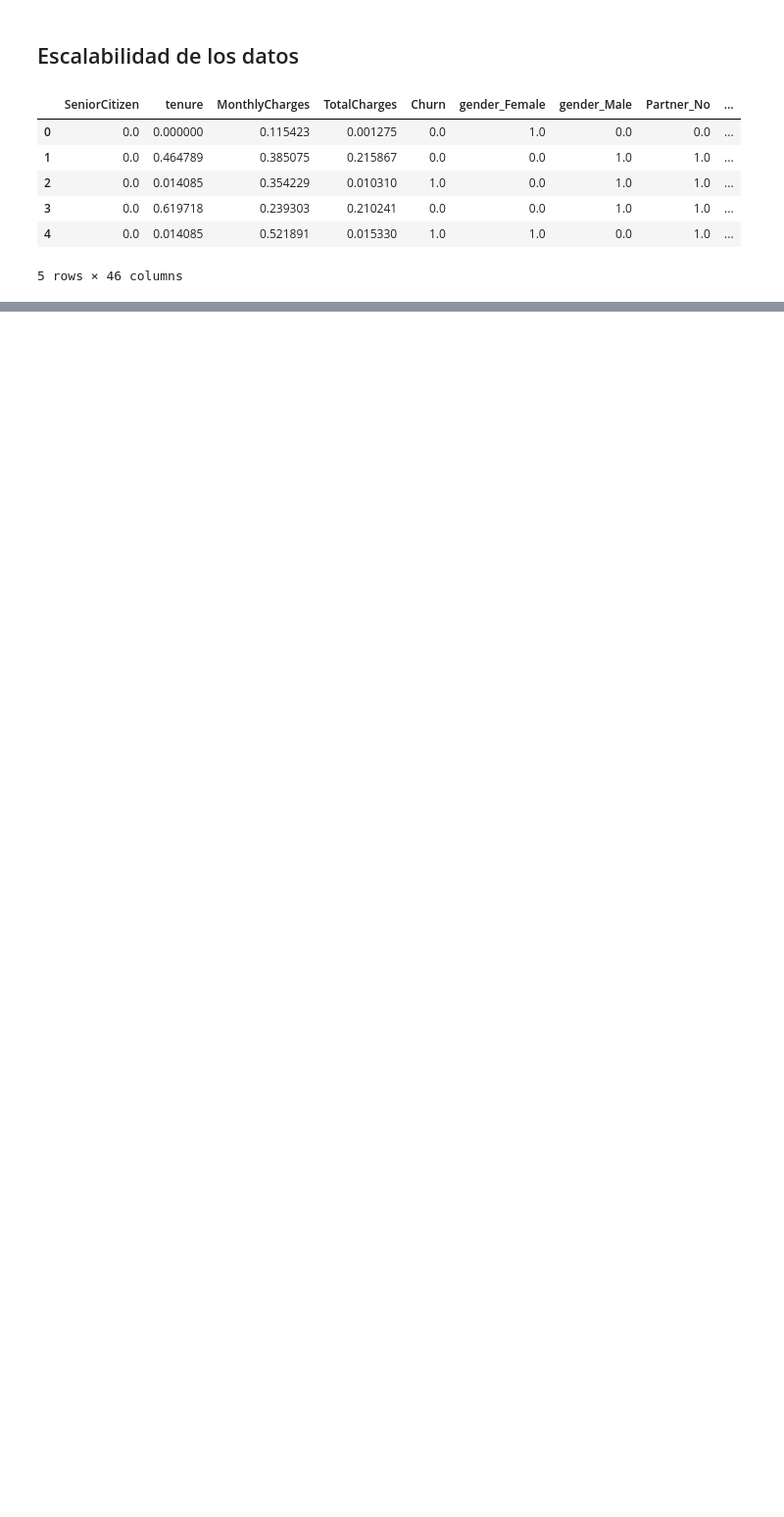
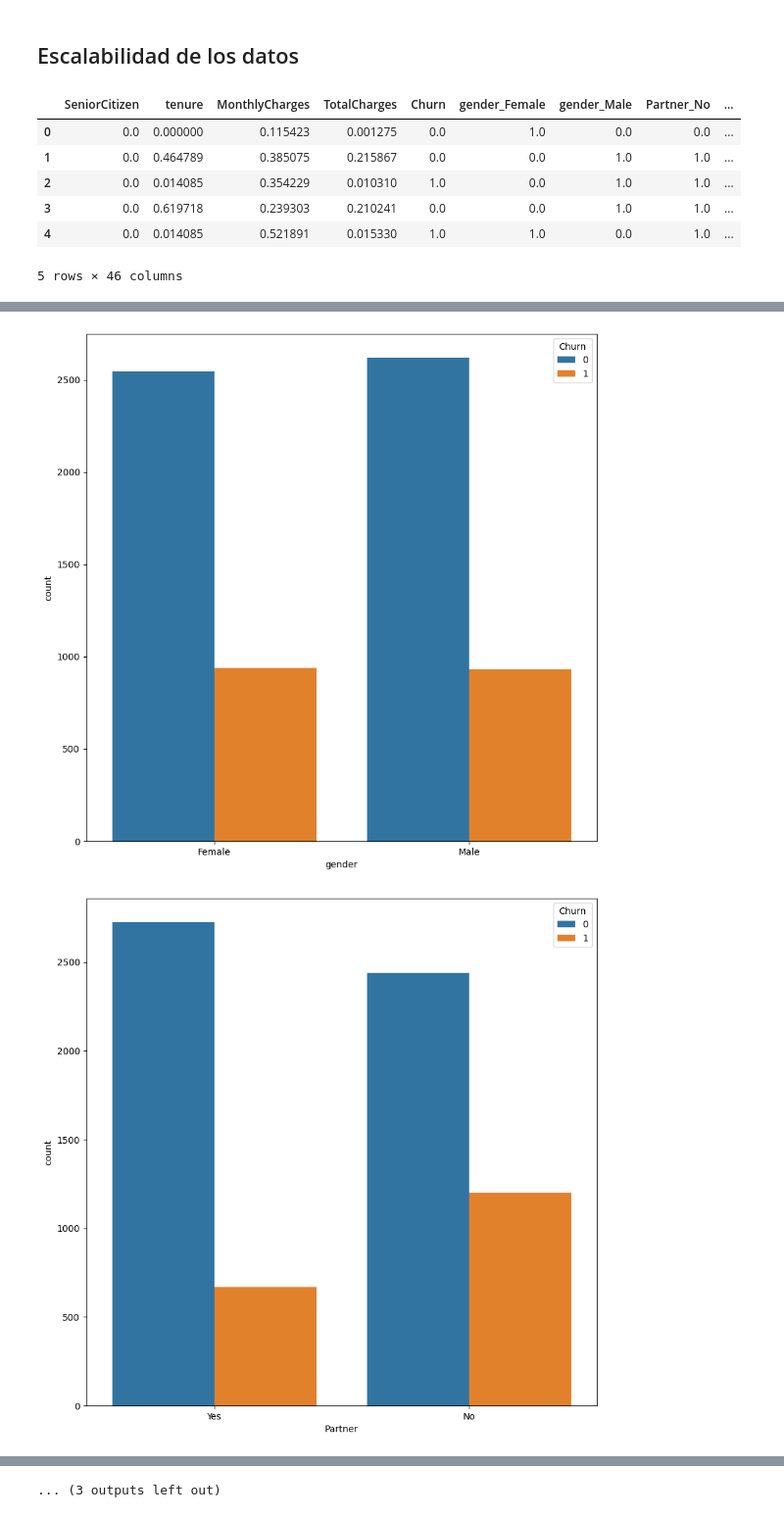
Before and after one commit to dparedes616/machine-learning, a Jupyter notebook: regresión_logistica/proyecto.ipynb, the cells around one changed output, grey strips where cells are left out. Shown at 98% size. Saved outputs shown, nothing was run; the diff lists cells and outputs as text; code cells hidden in the pictures; blank space fills up the shorter version.

```diff
--- a/regresión_logistica/proyecto.ipynb
+++ b/regresión_logistica/proyecto.ipynb
@@ -170,0 +178,14 @@ df_processing_scaler.head(5)
+# %%
+#Funcion para graficar todas las variable categoricas
+def plot_categorial(column):
+    fig = plt.figure(figsize=(10,10))
+    sns.countplot(data=df_raw, x=column, hue="Churn")
+    plt.show()
+#Creamos una varible que contega solo las columnas categoricas
+column_cat = df_raw.select_dtypes(include="object").columns
+#Se hace un ciclo
+for _ in column_cat:
+    plot_categorial(_)
+# %% [output]
+[figure, added]
+[figure, added]
@@ -170,0 +202 @@ df_processing_scaler.head(5)
+... (3 outputs left out)
```
Also changed, not shown: parts of 4 cells of this notebook.
